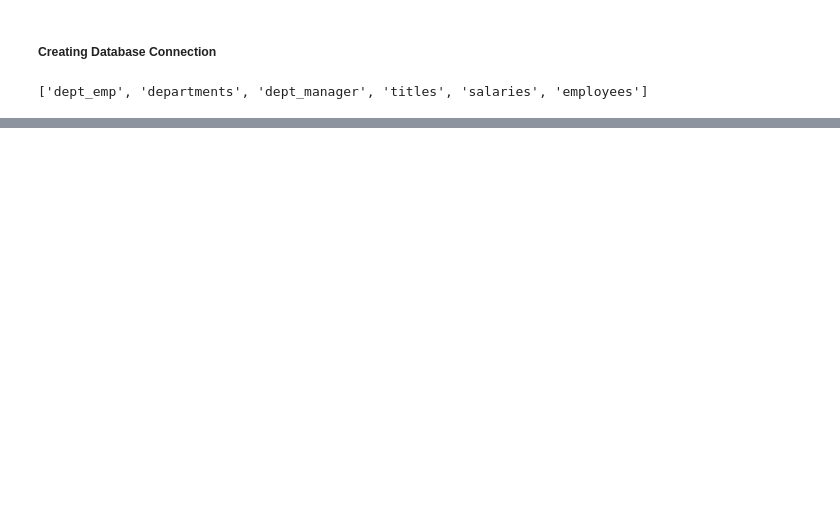
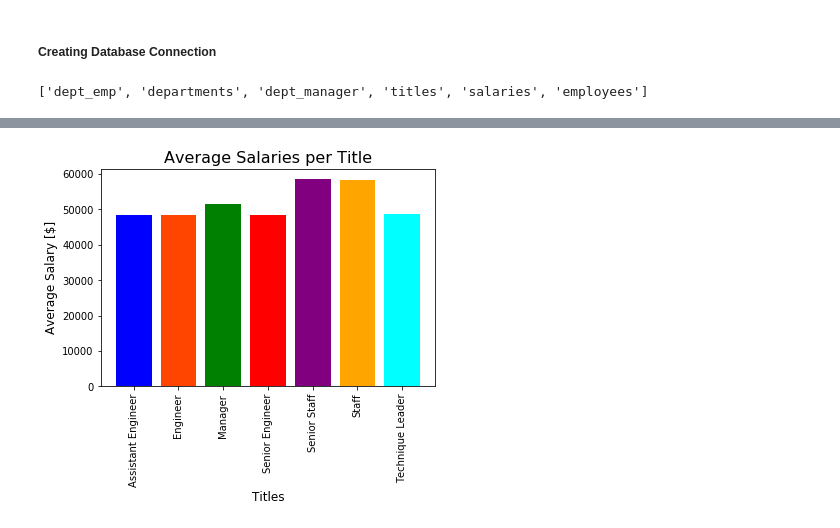
Before and after one commit to Levirdz/sql-challenge, a Jupyter notebook: EmployeeSQL/bonus.ipynb, the cells around one changed output, grey strips where cells are left out. Cells and saved outputs as stored; diff of their text form; code cells hidden in the pictures; blank space fills up the shorter version.

```diff
--- a/EmployeeSQL/bonus.ipynb
+++ b/EmployeeSQL/bonus.ipynb
@@ -15,0 +45,8 @@ engine.table_names()
+# %%
+# Querying salaries and titles by "emp_no"
+query_1 = pd.read_sql_query('select T2.salary, T3.title from employees as T1 inner join salaries as T2 on T1.emp_no = T2.emp_no inner join titles as T3 on T1.emp_title_id = T3.title_id', con = engine)
+
+# Grouping by titles and calculating avg salary
+avg_salaries_df = query_1.groupby("title").mean().round(2)
+avg_salaries_df.rename(columns={"salary": "avg salary"}, inplace=True)
+avg_salaries_df
@@ -15,0 +63,16 @@ engine.table_names()
+# %%
+# Setting x and y values
+x_values = avg_salaries_df.index
+y_values = avg_salaries_df["avg salary"]
+
+# Generating plot
+colors = ["blue", "orangered", "green", "red", "purple", "orange", "cyan"]
+plt.bar(x_values, y_values, color = colors)
+plt.title("Average Salaries per Title", fontsize = 16)
+plt.xlabel("Titles", fontsize = 12)
+plt.ylabel("Average Salary [$]", fontsize = 12)
+plt.xticks(rotation = 90)
+
+plt.show()
+# %% [output]
+[figure, added]
```
Also changed, not shown: parts of 11 cells of this notebook.
